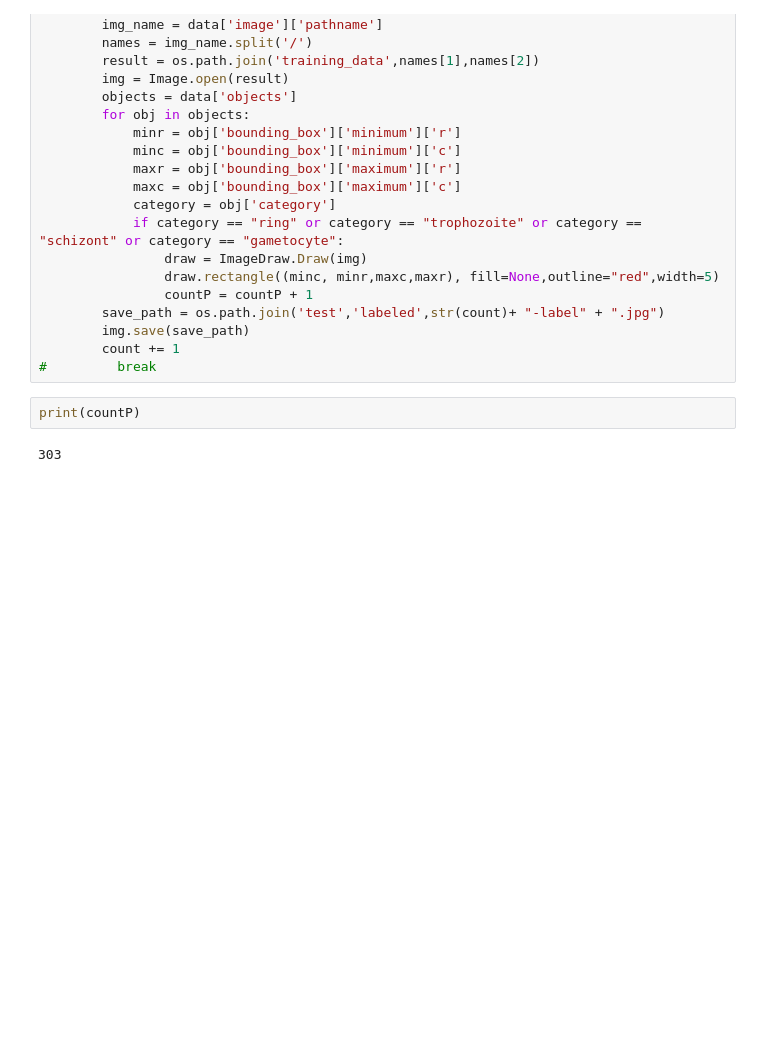
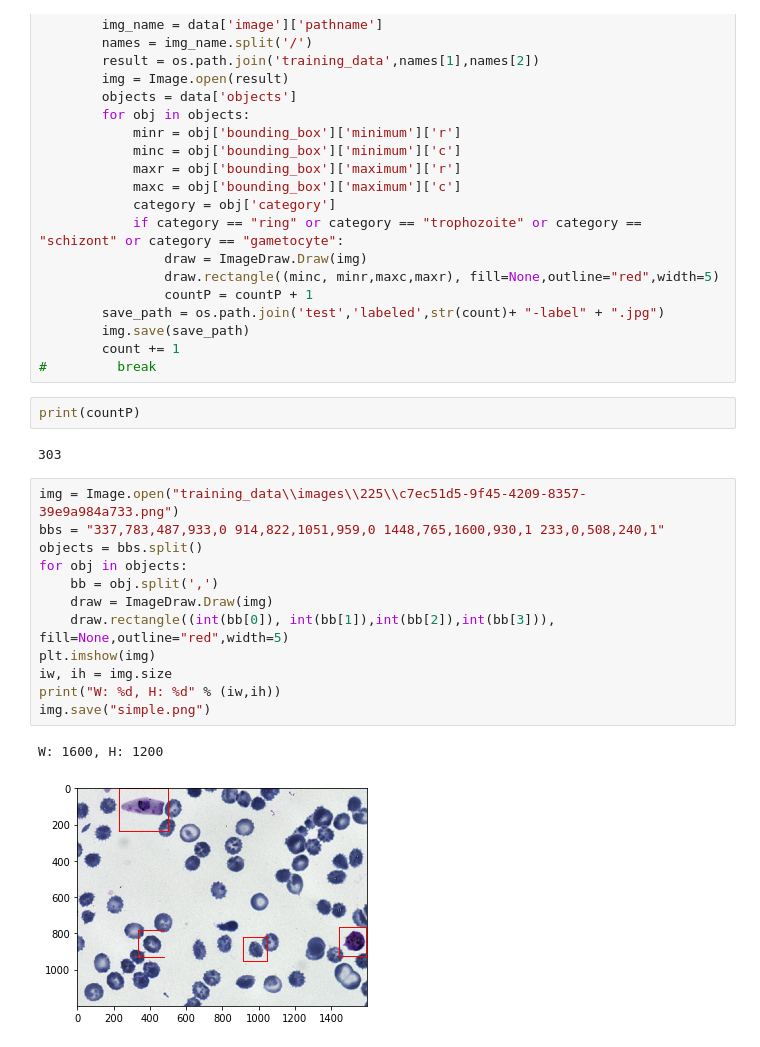
Before and after one commit to RTANC/keras-yolo3, a Jupyter notebook: create_test_image.ipynb, the cells around one changed output. Drawn from its saved outputs; the diff is of its cells as text; blank space fills up the shorter version.

```diff
--- a/create_test_image.ipynb
+++ b/create_test_image.ipynb
@@ -56,3 +56,18 @@ with open(labels,'r') as json_file:
 print(countP)
 # %% [output]
 303
+# %%
+img = Image.open("training_data\\images\\225\\c7ec51d5-9f45-4209-8357-39e9a984a733.png")
+bbs = "337,783,487,933,0 914,822,1051,959,0 1448,765,1600,930,1 233,0,508,240,1"
+objects = bbs.split()
+for obj in objects:
+    bb = obj.split(',')
+    draw = ImageDraw.Draw(img)
+    draw.rectangle((int(bb[0]), int(bb[1]),int(bb[2]),int(bb[3])), fill=None,outline="red",width=5)
+plt.imshow(img)
+iw, ih = img.size
+print("W: %d, H: %d" % (iw,ih))
+img.save("simple.png")
+# %% [output]
+W: 1600, H: 1200
+[figure, added]
```
Also changed, not shown: 12 other files.
